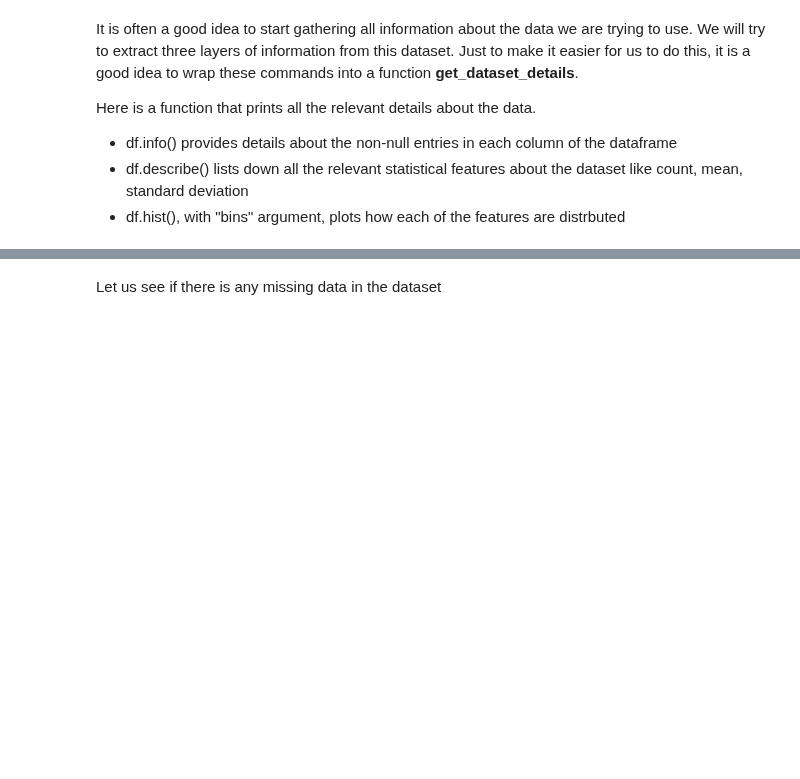
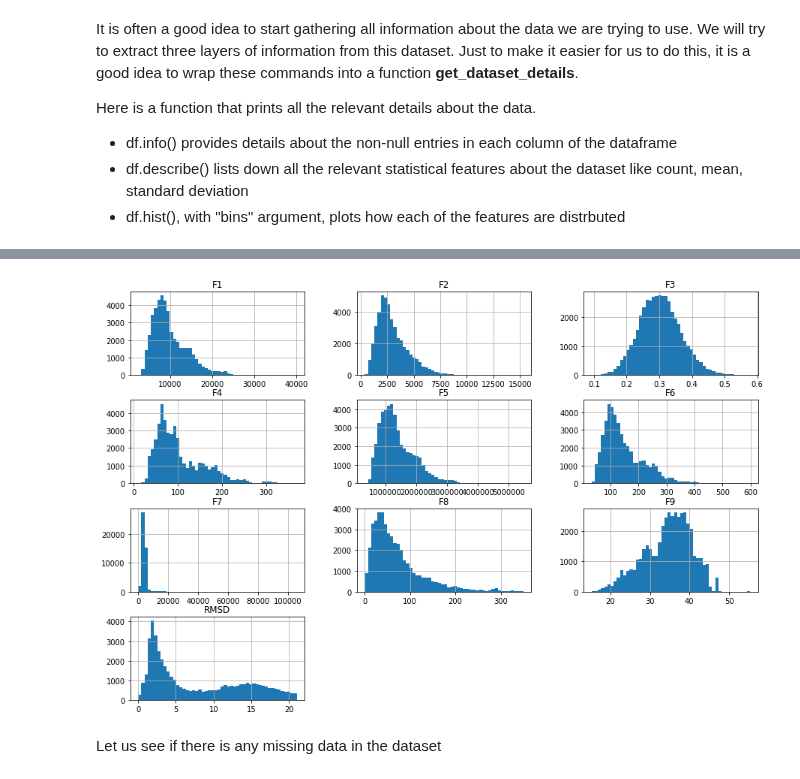
Before and after one commit to aniket-ak/Machine-Learning-CASP-Dataset, a Jupyter notebook: CASP.ipynb, the cells around one changed output, grey strips where cells are left out. Drawn from its saved outputs; the diff is of its cells as text; code cells hidden in the pictures; blank space fills up the shorter version.

```diff
--- a/CASP.ipynb
+++ b/CASP.ipynb
@@ -71,3 +67,7 @@ max    5.472011e+06    598.408000  105948.170000    350.000000     55.300900
+# %%
+casp.hist(bins=50, figsize=(15,10));
+# %% [output]
+[figure, added]
 # %% [markdown]
 Let us see if there is any missing data in the dataset
 # %%
```
Also changed, not shown: parts of 14 cells of this notebook.
